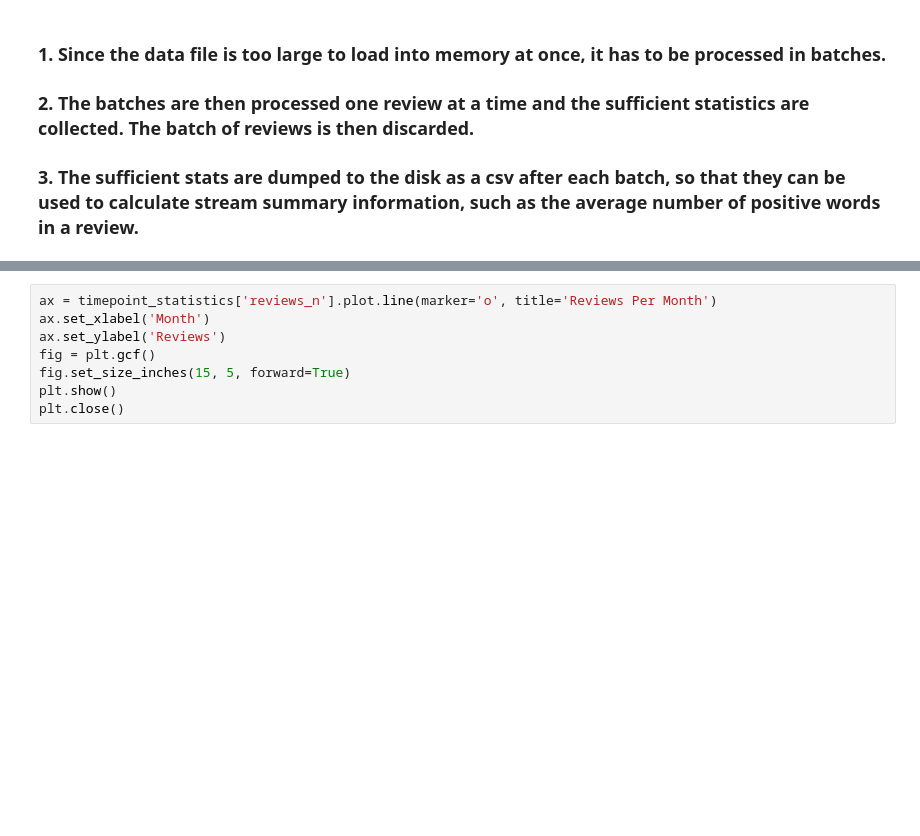
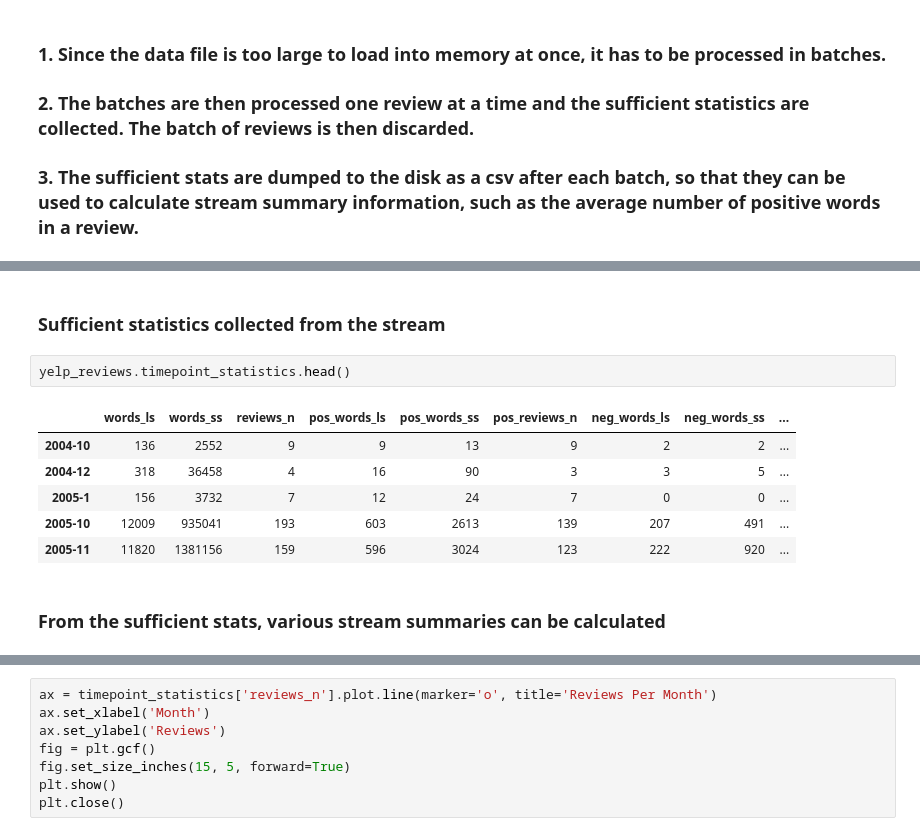
Before and after one commit to tchanda90/advanced-data-mining, a Jupyter notebook: exercises/yelp_reviews.ipynb, the cells around one changed output, grey strips where cells are left out. Saved outputs shown, nothing was run; the diff lists cells and outputs as text; blank space fills up the shorter version.

Commit message:
on full stream

```diff
--- a/exercises/yelp_reviews.ipynb
+++ b/exercises/yelp_reviews.ipynb
@@ -248,2 +266,15 @@ with open(file, encoding="utf8") as fin:
+# %% [markdown]
+### Sufficient statistics collected from the stream
+# %%
+yelp_reviews.timepoint_statistics.head()
+# %% [output]
+|  | words_ls | words_ss | reviews_n | pos_words_ls | pos_words_ss | pos_reviews_n | neg_words_ls | neg_words_ss | ... |
+| 2004-10 | 136 | 2552 | 9 | 9 | 13 | 9 | 2 | 2 | ... |
+| 2004-12 | 318 | 36458 | 4 | 16 | 90 | 3 | 3 | 5 | ... |
+| 2005-1 | 156 | 3732 | 7 | 12 | 24 | 7 | 0 | 0 | ... |
+| 2005-10 | 12009 | 935041 | 193 | 603 | 2613 | 139 | 207 | 491 | ... |
+| 2005-11 | 11820 | 1381156 | 159 | 596 | 3024 | 123 | 222 | 920 | ... |
+# %% [markdown]
+### From the sufficient stats, various stream summaries can be calculated
 # %%
 # Calculate statistics upto timepoint
```
Also changed, not shown: parts of 10 cells of this notebook.
